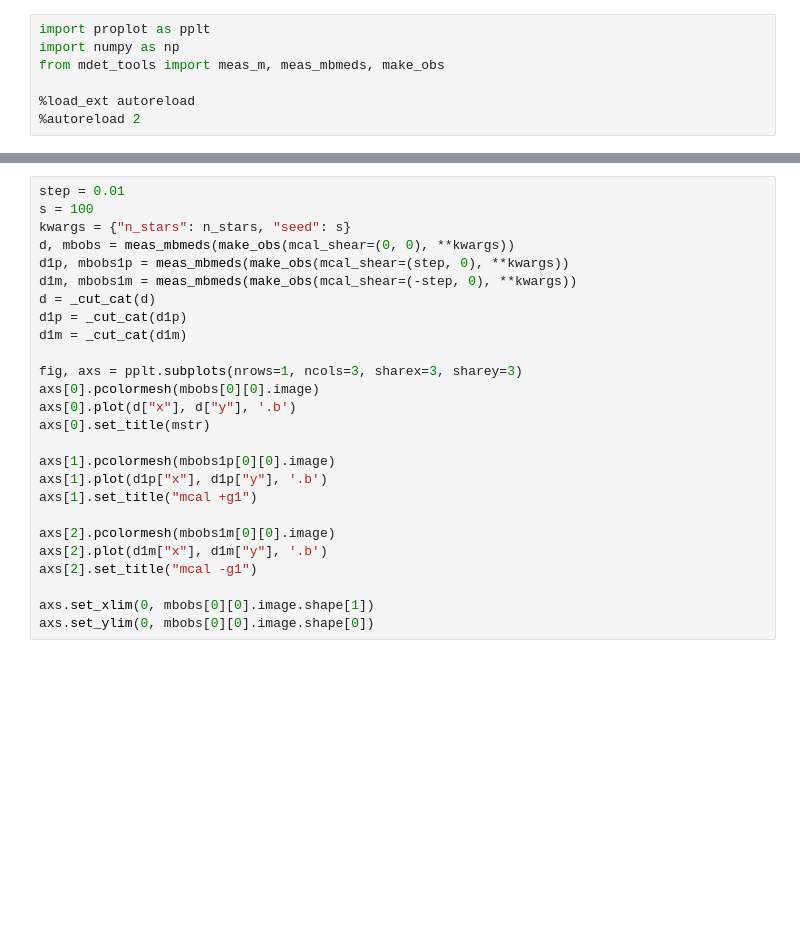
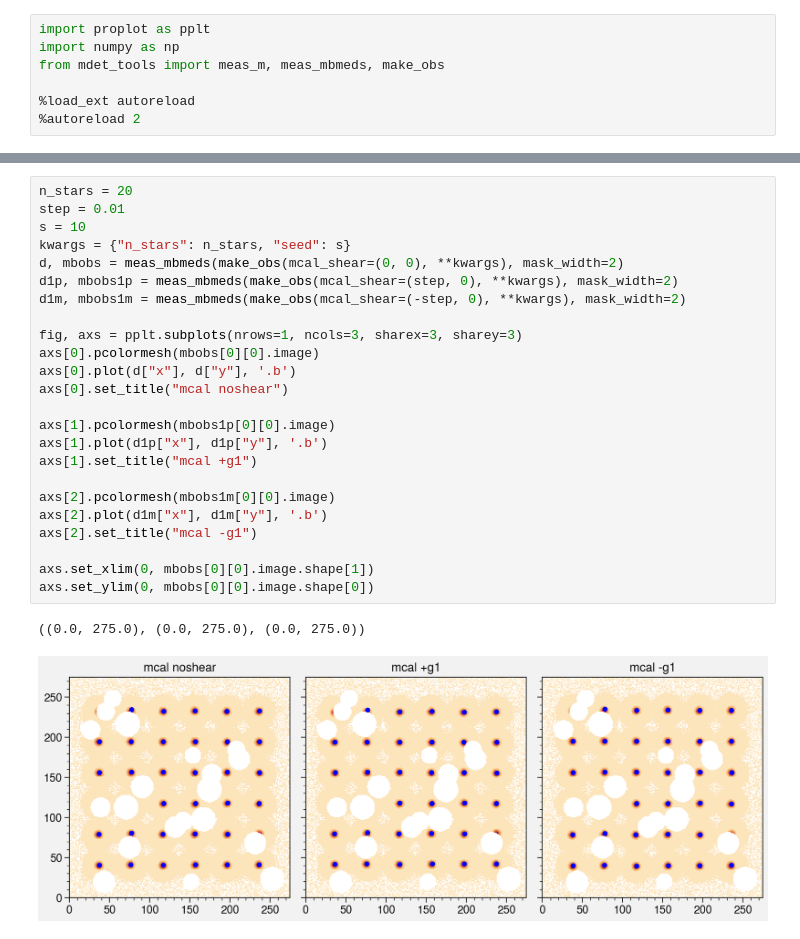
Before and after one commit to beckermr/misc, a Jupyter notebook: work/lens_mask_edges/test_msk.ipynb, the cells around one changed output, grey strips where cells are left out. Drawn from its saved outputs; the diff is of its cells as text; blank space fills up the shorter version.

Commit message:
ENH mask edges

```diff
--- a/work/lens_mask_edges/test_msk.ipynb
+++ b/work/lens_mask_edges/test_msk.ipynb
@@ -20,28 +20,29 @@ star density: 32.593933906745136 [num per arcmin^2]
 m +/- merr: 27.196766 +/- 75.950800 [10^(-3), 3sigma]
 c +/- cerr: 22.801355 +/- 2746.436907 [10^(-5), 3sigma]
 # %%
+n_stars = 20
 step = 0.01
-s = 100
+s = 10
 kwargs = {"n_stars": n_stars, "seed": s}
-d, mbobs = meas_mbmeds(make_obs(mcal_shear=(0, 0), **kwargs))
-d1p, mbobs1p = meas_mbmeds(make_obs(mcal_shear=(step, 0), **kwargs))
-d1m, mbobs1m = meas_mbmeds(make_obs(mcal_shear=(-step, 0), **kwargs))
-d = _cut_cat(d)
-d1p = _cut_cat(d1p)
-d1m = _cut_cat(d1m)
+d, mbobs = meas_mbmeds(make_obs(mcal_shear=(0, 0), **kwargs), mask_width=2)
+d1p, mbobs1p = meas_mbmeds(make_obs(mcal_shear=(step, 0), **kwargs), mask_width=2)
+d1m, mbobs1m = meas_mbmeds(make_obs(mcal_shear=(-step, 0), **kwargs), mask_width=2)
 
 fig, axs = pplt.subplots(nrows=1, ncols=3, sharex=3, sharey=3)
 axs[0].pcolormesh(mbobs[0][0].image)
 axs[0].plot(d["x"], d["y"], '.b')
-axs[0].set_title(mstr)
+axs[0].set_title("mcal noshear")
 
 axs[1].pcolormesh(mbobs1p[0][0].image)
 axs[1].plot(d1p["x"], d1p["y"], '.b')
 axs[1].set_title("mcal +g1")
 
 axs[2].pcolormesh(mbobs1m[0][0].image)
 axs[2].plot(d1m["x"], d1m["y"], '.b')
 axs[2].set_title("mcal -g1")
 
 axs.set_xlim(0, mbobs[0][0].image.shape[1])
 axs.set_ylim(0, mbobs[0][0].image.shape[0])
+# %% [output]
+((0.0, 275.0), (0.0, 275.0), (0.0, 275.0))
+[figure, added]
```
Also changed, not shown: parts of 6 cells of this notebook, 1 other file.
